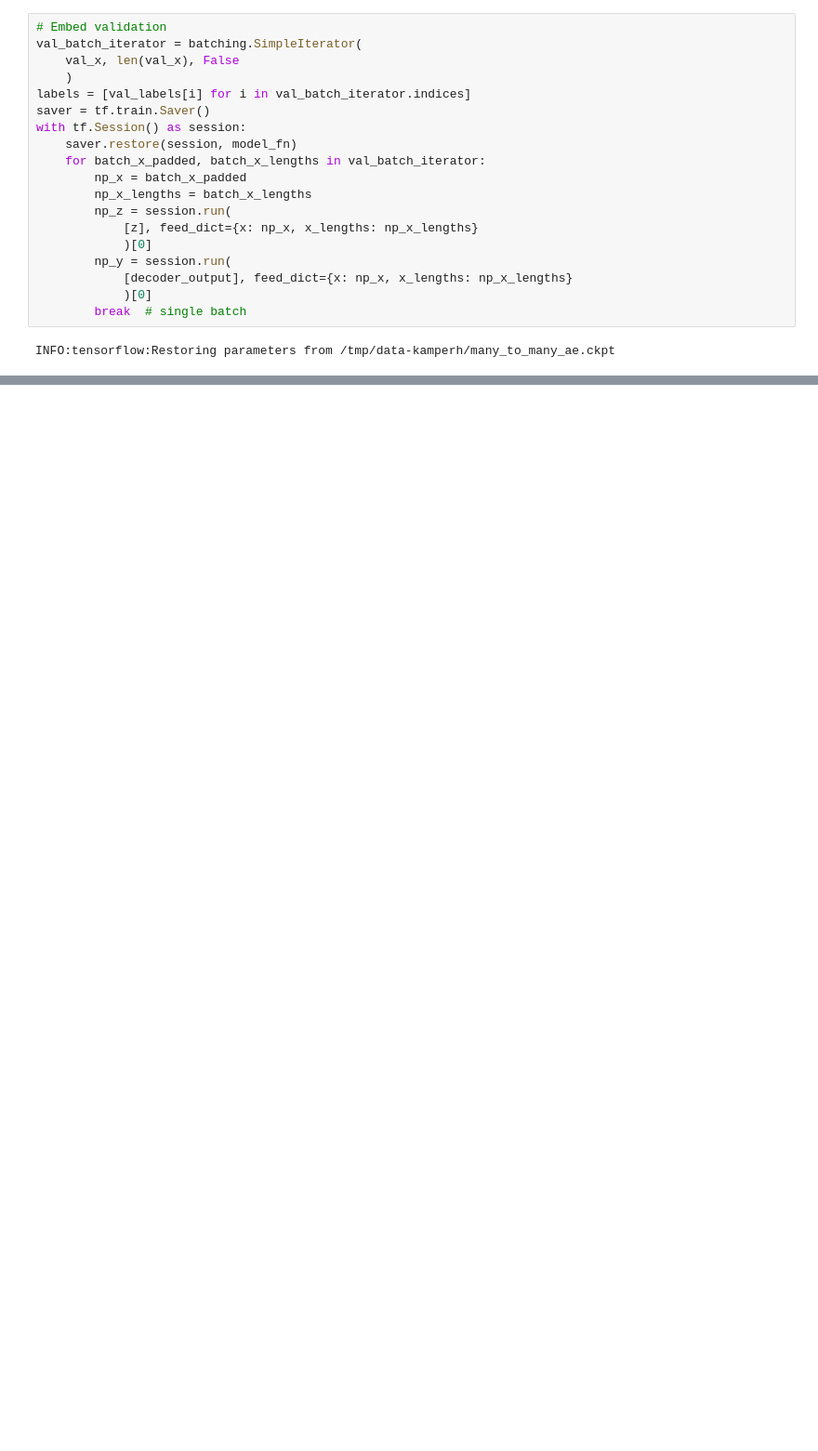
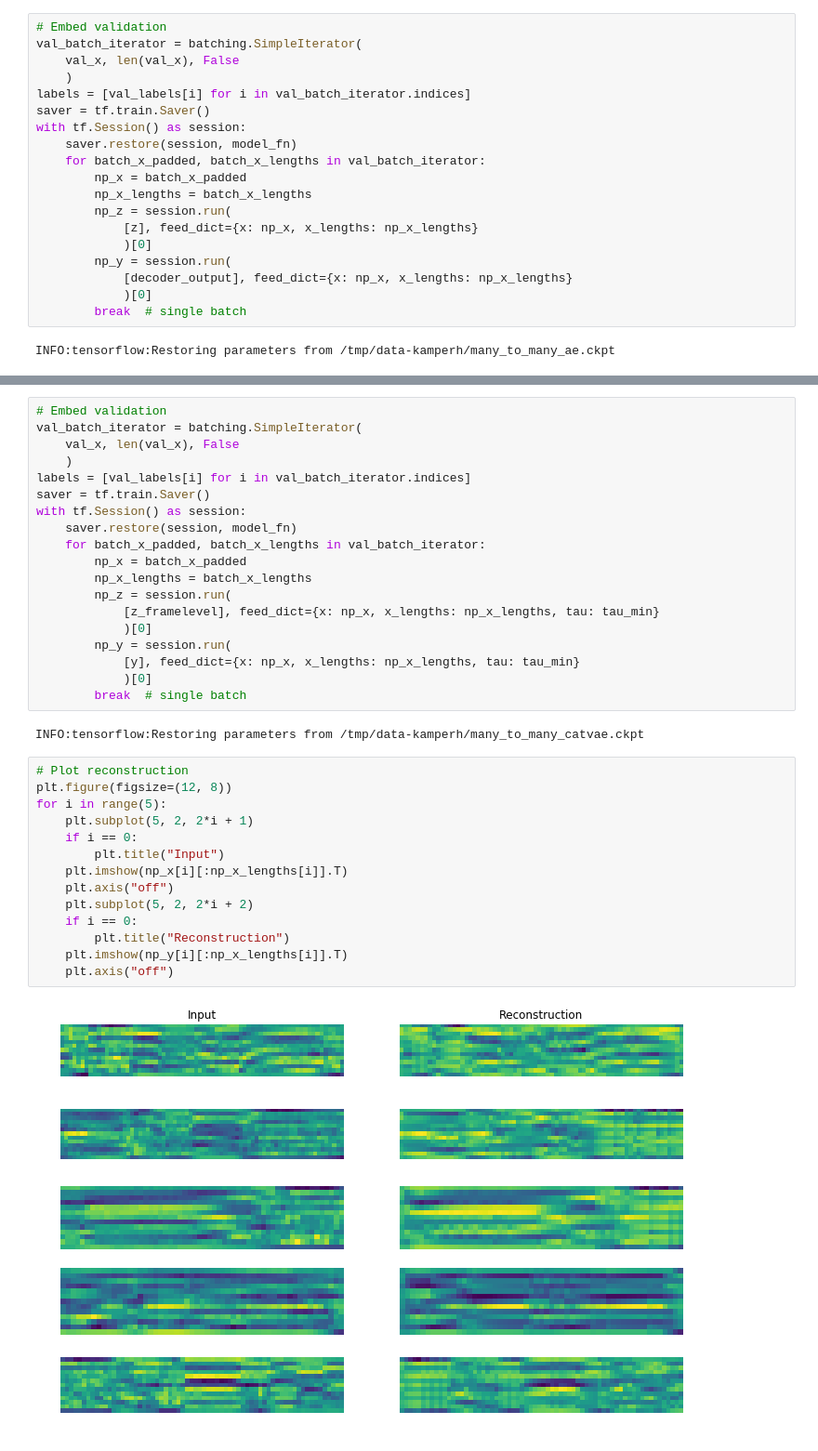
Before and after one commit to kamperh/recipe_bucktsong_awe, a Jupyter notebook: notebooks/discrete_dev.ipynb, the cells around one changed output, grey strips where cells are left out. Shown at 93% size. Saved outputs shown, nothing was run; the diff lists cells and outputs as text; blank space fills up the shorter version.

```diff
--- a/notebooks/discrete_dev.ipynb
+++ b/notebooks/discrete_dev.ipynb
@@ -331,0 +814,37 @@ for i in range(5):
+# %%
+# Embed validation
+val_batch_iterator = batching.SimpleIterator(
+    val_x, len(val_x), False
+    )
+labels = [val_labels[i] for i in val_batch_iterator.indices]
+saver = tf.train.Saver()
+with tf.Session() as session:
+    saver.restore(session, model_fn)
+    for batch_x_padded, batch_x_lengths in val_batch_iterator:
+        np_x = batch_x_padded
+        np_x_lengths = batch_x_lengths
+        np_z = session.run(
+            [z_framelevel], feed_dict={x: np_x, x_lengths: np_x_lengths, tau: tau_min}
+            )[0]
+        np_y = session.run(
+            [y], feed_dict={x: np_x, x_lengths: np_x_lengths, tau: tau_min}
+            )[0]
+        break  # single batch
+# %% [output]
+INFO:tensorflow:Restoring parameters from /tmp/data-kamperh/many_to_many_catvae.ckpt
+# %%
+# Plot reconstruction
+plt.figure(figsize=(12, 8))
+for i in range(5):
+    plt.subplot(5, 2, 2*i + 1)
+    if i == 0:
+        plt.title("Input")
+    plt.imshow(np_x[i][:np_x_lengths[i]].T)
+    plt.axis("off")
+    plt.subplot(5, 2, 2*i + 2)
+    if i == 0:
+        plt.title("Reconstruction")
+    plt.imshow(np_y[i][:np_x_lengths[i]].T)
+    plt.axis("off")
+# %% [output]
+[figure, added]
```
Also changed, not shown: parts of 33 cells of this notebook.
